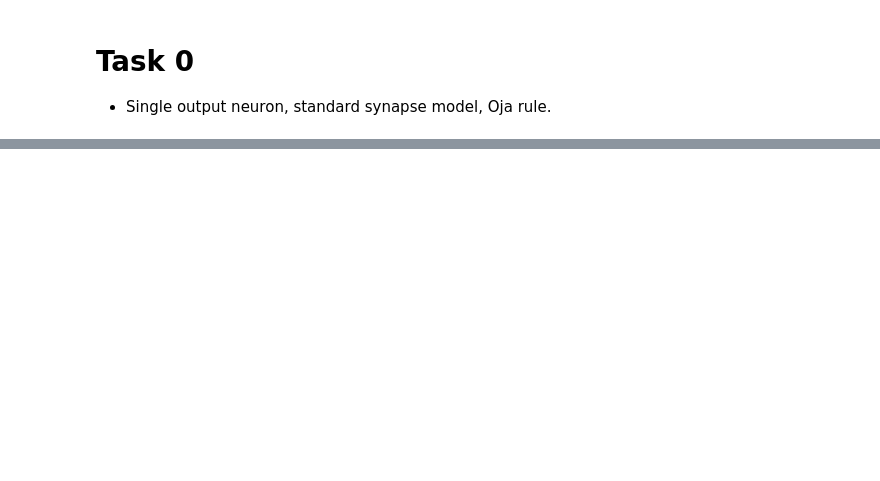
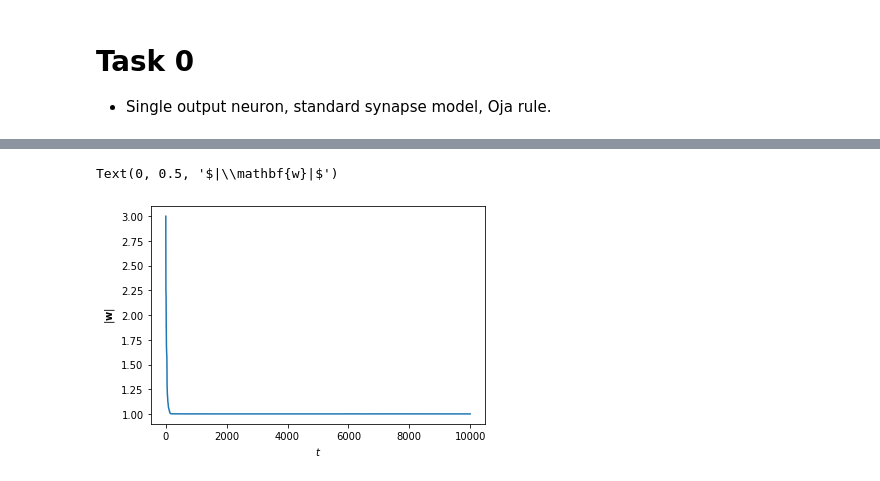
Before and after one commit to sebwyh/complex-synapse, a Jupyter notebook: task0.ipynb, the cells around one changed output, grey strips where cells are left out. Cells and saved outputs as stored; diff of their text form; code cells hidden in the pictures; blank space fills up the shorter version.

```diff
--- a/task0.ipynb
+++ b/task0.ipynb
@@ -81,0 +83,9 @@ add_arrow(trace, position=0.5*(np.max(W1) + np.min(W1)), size=30)
+# %%
+f1 = plt.figure(1)
+plt.plot(np.linspace(0,T,T), W_norm)
+
+plt.xlabel('$t$')
+plt.ylabel('$|\mathbf{w}|$')
+# %% [output]
+Text(0, 0.5, '$|\\mathbf{w}|$')
+[figure, added]
```
Also changed, not shown: parts of 4 cells of this notebook, 2 other files.
